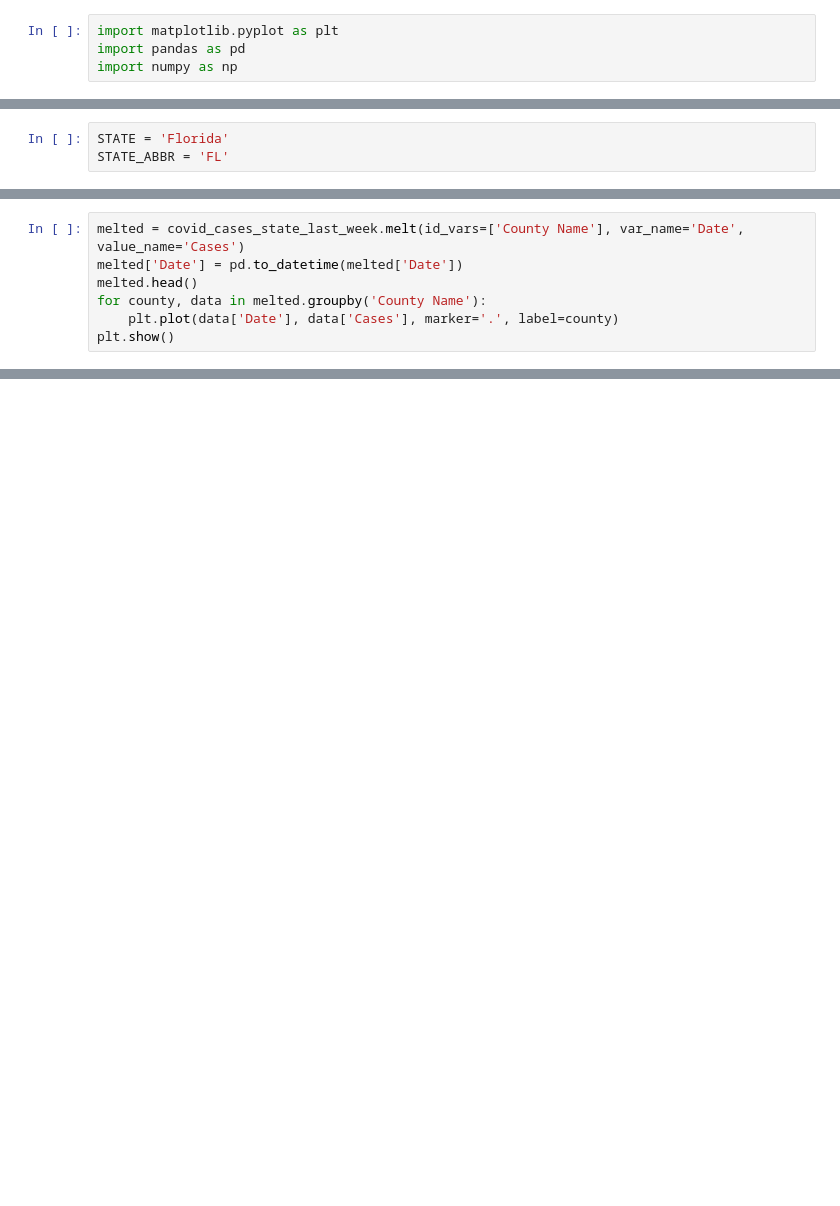
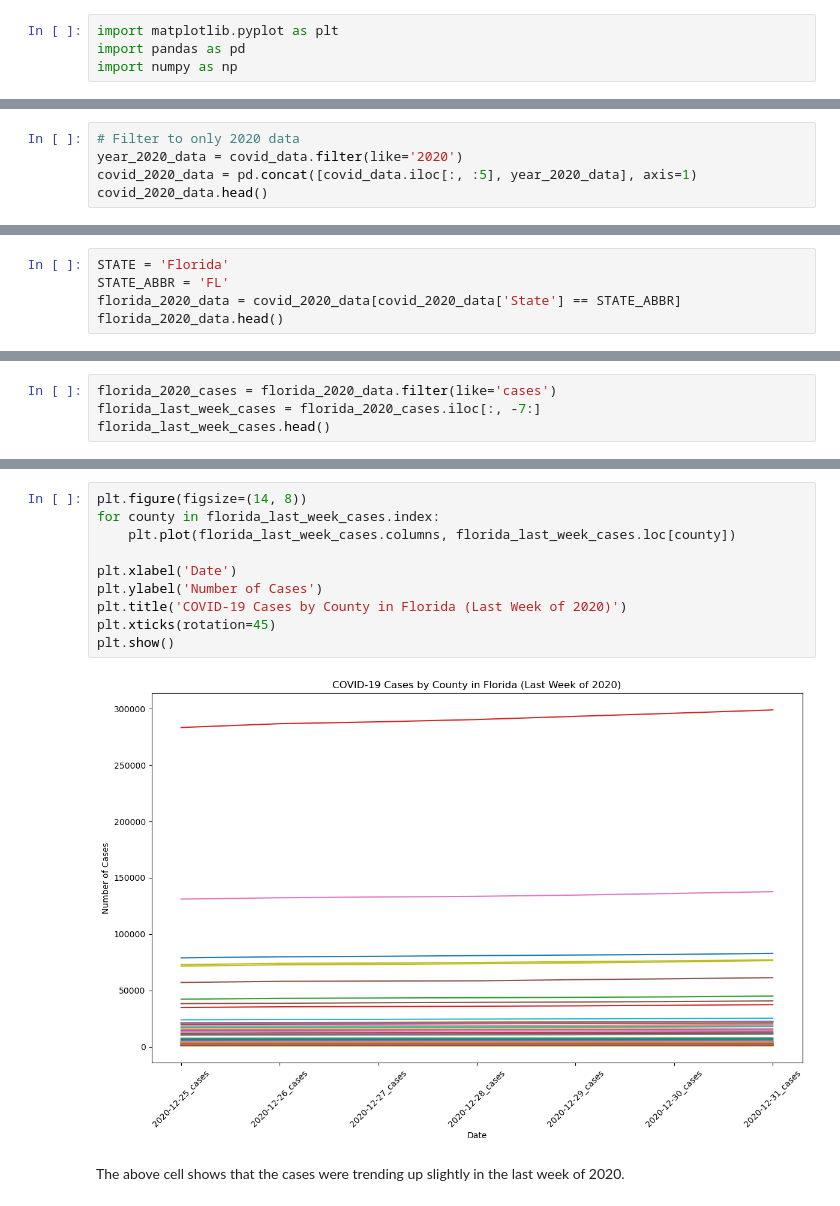
Before and after one commit to smbarber2/405ProjectGroup1, a Jupyter notebook: derek.ipynb, the cells around one changed output, grey strips where cells are left out. Drawn from its saved outputs; the diff is of its cells as text; blank space fills up the shorter version.

```diff
--- a/derek.ipynb
+++ b/derek.ipynb
@@ -7,0 +31,5 @@ covid_cases = pd.read_csv('./data/covid_confirmed_usafacts.csv')
+# %%
+# Filter to only 2020 data
+year_2020_data = covid_data.filter(like='2020')
+covid_2020_data = pd.concat([covid_data.iloc[:, :5], year_2020_data], axis=1)
+covid_2020_data.head()
@@ -8,3 +44,5 @@ covid_cases = pd.read_csv('./data/covid_confirmed_usafacts.csv')
 # %%
 STATE = 'Florida'
 STATE_ABBR = 'FL'
+florida_2020_data = covid_2020_data[covid_2020_data['State'] == STATE_ABBR]
+florida_2020_data.head()
@@ -17,7 +56,0 @@ covid_cases_state_last_week = covid_cases_state.loc[:, ['County Name'] + covid_c
-# %%
-melted = covid_cases_state_last_week.melt(id_vars=['County Name'], var_name='Date', value_name='Cases')
-melted['Date'] = pd.to_datetime(melted['Date'])
-melted.head()
-for county, data in melted.groupby('County Name'):
-    plt.plot(data['Date'], data['Cases'], marker='.', label=county)
-plt.show()
@@ -25,0 +57,4 @@ plt.show()
+# %%
+florida_2020_cases = florida_2020_data.filter(like='cases')
+florida_last_week_cases = florida_2020_cases.iloc[:, -7:]
+florida_last_week_cases.head()
@@ -26,2 +68,16 @@ plt.show()
+# %%
+plt.figure(figsize=(14, 8))
+for county in florida_last_week_cases.index:
+    plt.plot(florida_last_week_cases.columns, florida_last_week_cases.loc[county])
+
+plt.xlabel('Date')
+plt.ylabel('Number of Cases')
+plt.title('COVID-19 Cases by County in Florida (Last Week of 2020)')
+plt.xticks(rotation=45)
+plt.show()
+# %% [output]
+[figure, added]
+# %% [markdown]
+The above cell shows that the cases were trending up slightly in the last week of 2020.
 # %%
 pres_by_county = pd.read_csv('./data/president_county_candidate.csv')
```
Also changed, not shown: parts of 12 cells of this notebook.
